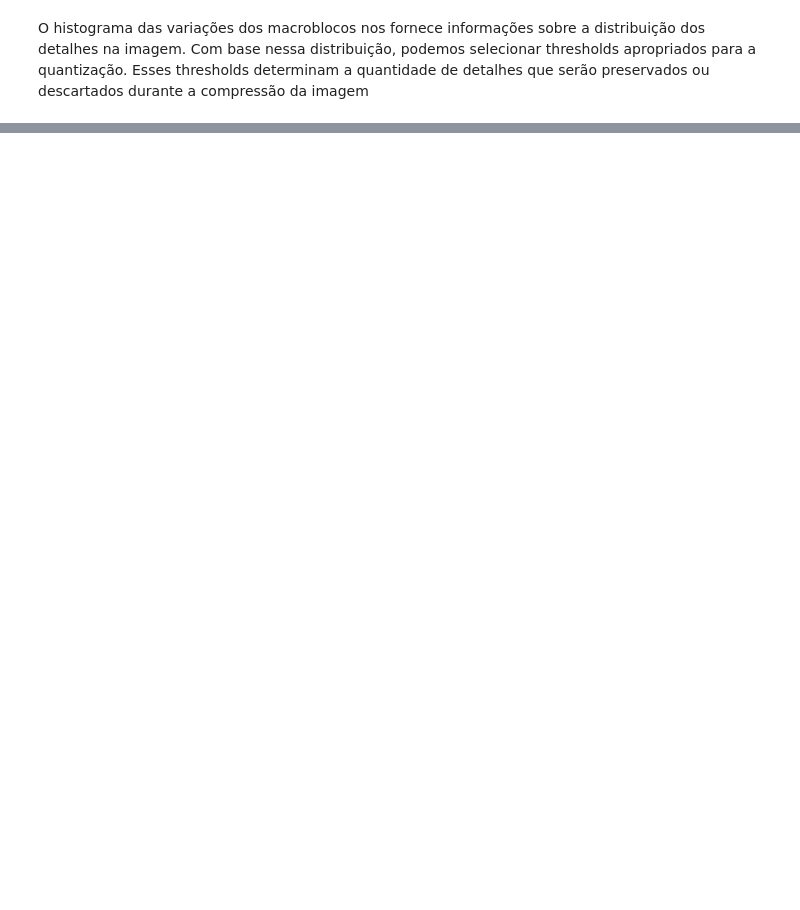
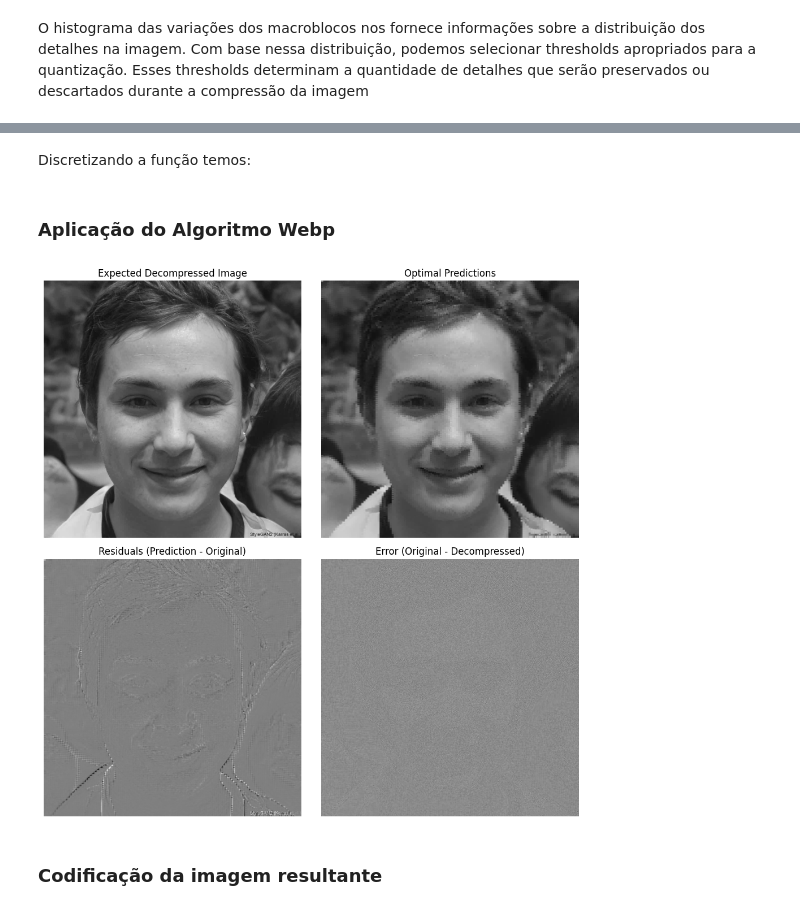
Before and after one commit to IgorJoaquimn/webp-compression, a Jupyter notebook: TP_ICV.ipynb, the cells around one changed output, grey strips where cells are left out. Cells and saved outputs as stored; diff of their text form; code cells hidden in the pictures; blank space fills up the shorter version.

```diff
--- a/TP_ICV.ipynb
+++ b/TP_ICV.ipynb
@@ -511,0 +681,24 @@ plt.show()
+# %% [markdown]
+Discretizando a função temos:
+# %%
+parts = np.linspace(0, 1, 256)
+# %% [markdown]
+### Aplicação do Algoritmo Webp
+# %%
+reconstructed_image = reconstruct_image([], height, width, block_size)
+
+pre_encoded = []
+residuals = []
+predictions = []
+originals = []
+values = {
+    "height": height,
+    "width": width,
+    'block size': block_size,
+    'best prediction function': [],
+    'quantization step': [],
+    'codes': []
+}
+codes = []
+
+encoder = ShannonFano()
@@ -511,0 +737,33 @@ plt.show()
+# %%
+reconstructed_prediction = reconstruct_image(predictions, height, width, block_size)
+reconstructed_residuals = reconstruct_image(residuals, height, width, block_size)
+compressed = reconstruct_image(originals, height, width, block_size)
+error = image - compressed
+
+fig, axs = plt.subplots(2, 2, figsize=(10, 10))
+
+axs[0][0].imshow(compressed, cmap='gray')
+axs[0][0].set_title('Expected Decompressed Image')
+axs[0][0].axis('off')
+
+
+axs[0][1].imshow(reconstructed_prediction, cmap='gray')
+axs[0][1].set_title('Optimal Predictions')
+axs[0][1].axis('off')
+
+axs[1][0].imshow(reconstructed_residuals, cmap='gray')
+axs[1][0].set_title('Residuals (Prediction - Original)')
+axs[1][0].axis('off')
+
+
+axs[1][1].imshow(error, cmap='gray')
+axs[1][1].set_title('Error (Original - Decompressed)')
+axs[1][1].axis('off')
+
+
+plt.tight_layout()
+plt.show()
+# %% [output]
+[figure, added]
+# %% [markdown]
+### Codificação da imagem resultante
```
Also changed, not shown: parts of 93 cells of this notebook.
